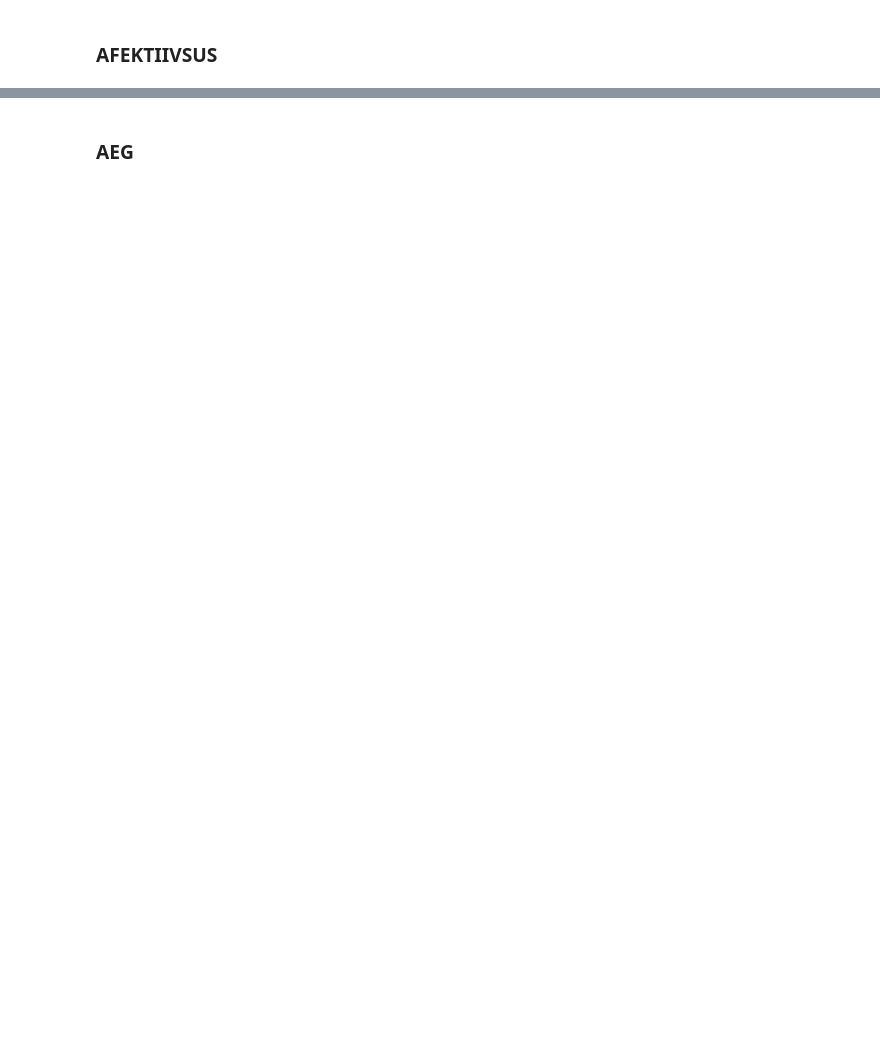
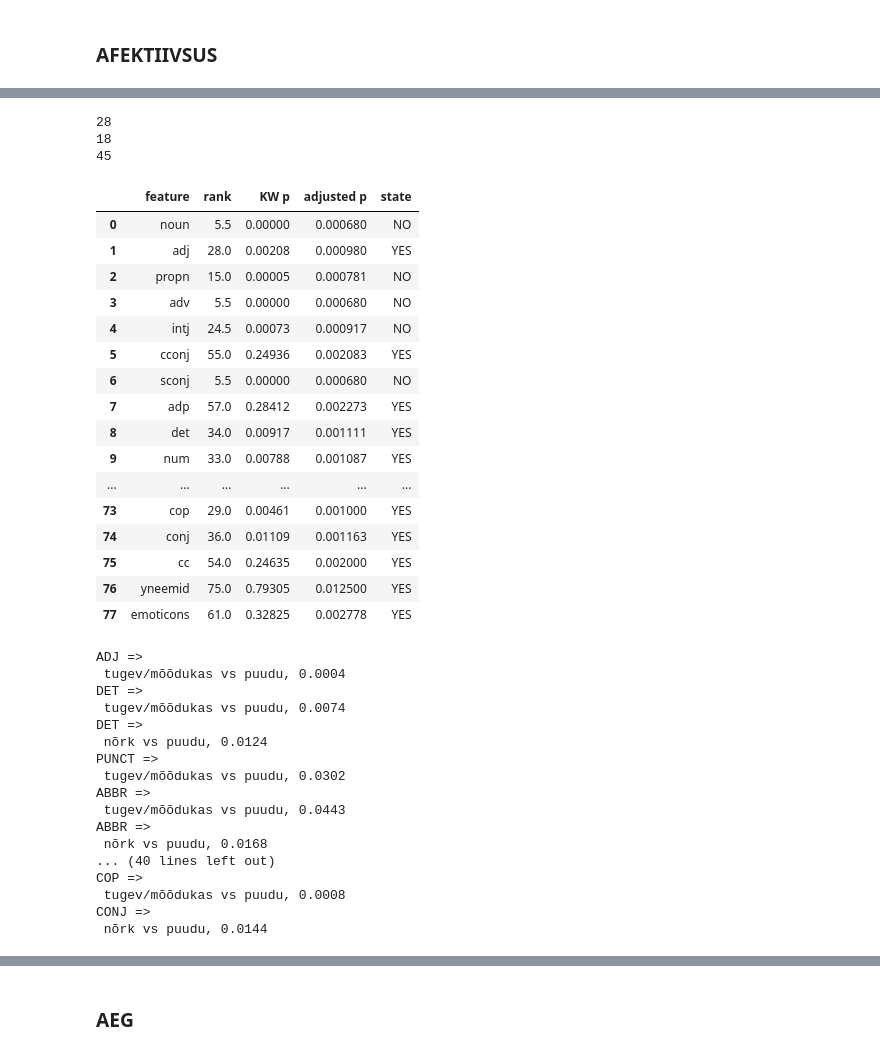
Before and after one commit to kristiinavaik/limesurvey_data, a Jupyter notebook: eesti_analyys/get_statistics.ipynb, the cells around one changed output, grey strips where cells are left out. Drawn from its saved outputs; the diff is of its cells as text; code cells hidden in the pictures; blank space fills up the shorter version.

```diff
--- a/eesti_analyys/get_statistics.ipynb
+++ b/eesti_analyys/get_statistics.ipynb
@@ -242,0 +266,63 @@ ADJ
+# %%
+f1 = 'dimensioonide_grupid/afek/afek_strong.csv'
+f2 = 'dimensioonide_grupid/afek/afek_weak.csv'
+f3 = 'dimensioonide_grupid/afek/afek_not_present.csv'
+
+# kruskall Wallise sisendid (kolm gruppi)
+strong = get_data(f1)
+weak = get_data(f2)
+notpres = get_data(f3)
+
+print(len(strong))
+print(len(weak))
+print(len(notpres))
+
+feature_data, df = generate_df(create_array(strong), create_array(weak), create_array(notpres))
+with pd.option_context('display.max_rows', None, 'display.max_columns', None):
+    display(df)
+
+relevant_feats = [feat[0] for feat in feature_data if feat[4] == 'YES']
+
+strong_pd = pd.read_csv(f1, sep=';')
+weak_pd = pd.read_csv(f2, sep=';')
+notpres_pd = pd.read_csv(f3, sep=';')
+
+res1, res2, res3 = display_posthoc_results(relevant_feats, strong_pd, weak_pd, notpres_pd)
+# %% [output]
+28
+18
+45
+|  | feature | rank | KW p | adjusted p | state |
+| 0 | noun | 5.5 | 0.00000 | 0.000680 | NO |
+| 1 | adj | 28.0 | 0.00208 | 0.000980 | YES |
+| 2 | propn | 15.0 | 0.00005 | 0.000781 | NO |
+| 3 | adv | 5.5 | 0.00000 | 0.000680 | NO |
+| 4 | intj | 24.5 | 0.00073 | 0.000917 | NO |
+| 5 | cconj | 55.0 | 0.24936 | 0.002083 | YES |
+| 6 | sconj | 5.5 | 0.00000 | 0.000680 | NO |
+| 7 | adp | 57.0 | 0.28412 | 0.002273 | YES |
+| 8 | det | 34.0 | 0.00917 | 0.001111 | YES |
+| 9 | num | 33.0 | 0.00788 | 0.001087 | YES |
+| ... | ... | ... | ... | ... | ... |
+| 73 | cop | 29.0 | 0.00461 | 0.001000 | YES |
+| 74 | conj | 36.0 | 0.01109 | 0.001163 | YES |
+| 75 | cc | 54.0 | 0.24635 | 0.002000 | YES |
+| 76 | yneemid | 75.0 | 0.79305 | 0.012500 | YES |
+| 77 | emoticons | 61.0 | 0.32825 | 0.002778 | YES |
+ADJ =>
+ tugev/mõõdukas vs puudu, 0.0004
+DET =>
+ tugev/mõõdukas vs puudu, 0.0074
+DET =>
+ nõrk vs puudu, 0.0124
+PUNCT =>
+ tugev/mõõdukas vs puudu, 0.0302
+ABBR =>
+ tugev/mõõdukas vs puudu, 0.0443
+ABBR =>
+ nõrk vs puudu, 0.0168
+... (40 lines left out)
+COP =>
+ tugev/mõõdukas vs puudu, 0.0008
+CONJ =>
+ nõrk vs puudu, 0.0144
```
Also changed, not shown: parts of 67 cells of this notebook.
